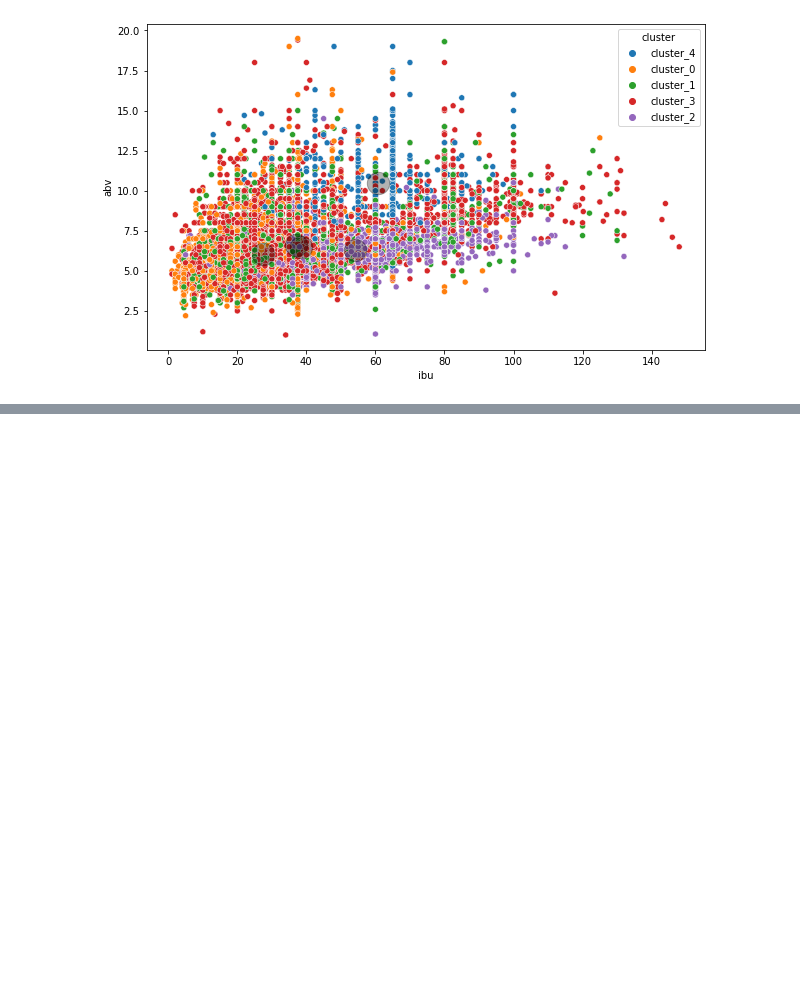
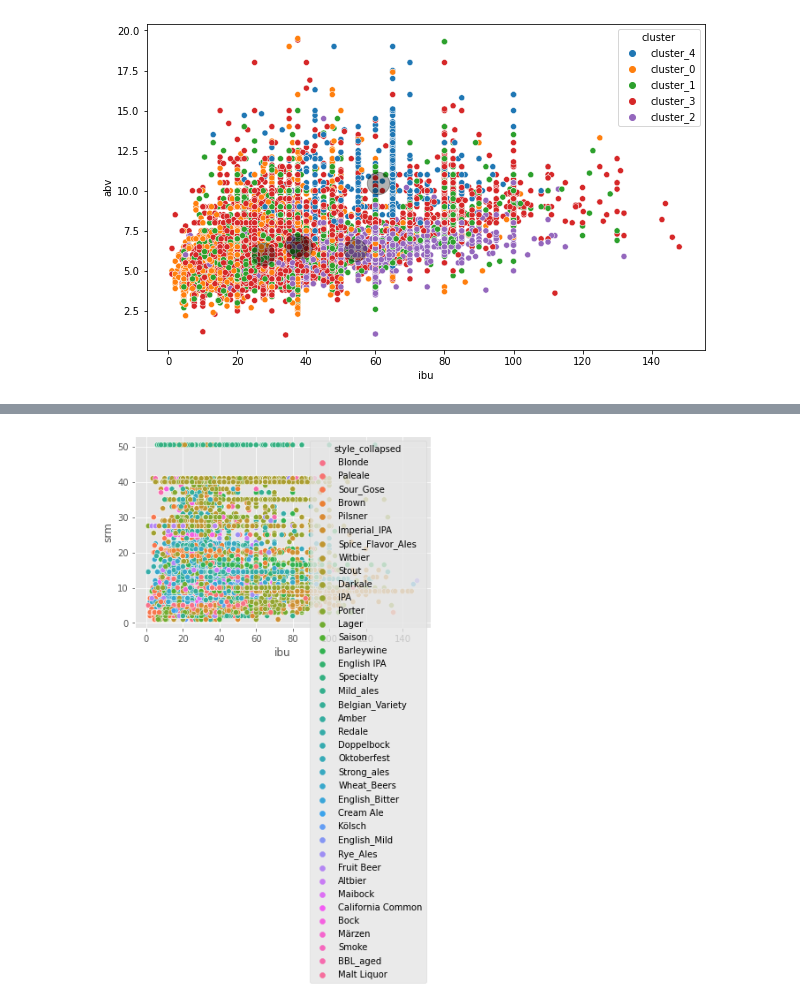
Before and after one commit to Daniel-Northcutt/beer_classification, a Jupyter notebook: scaling_cluster_scratchpad.ipynb, the cells around one changed output, grey strips where cells are left out. Cells and saved outputs as stored; diff of their text form; code cells hidden in the pictures; blank space fills up the shorter version.

```diff
--- a/scaling_cluster_scratchpad.ipynb
+++ b/scaling_cluster_scratchpad.ipynb
@@ -688,0 +722,3 @@ plt.title('Visualizing Cluster Centers')
+# %%
+df1 = df.melt(['style_collapsed', 'ibu', 'srm'])
+df1
@@ -688,0 +739,5 @@ plt.title('Visualizing Cluster Centers')
+# %%
+sns.scatterplot(data=df1, x='ibu', y='srm', hue='style_collapsed')
+plt.show()
+# %% [output]
+[figure, added]
```
Also changed, not shown: parts of 13 cells of this notebook.
